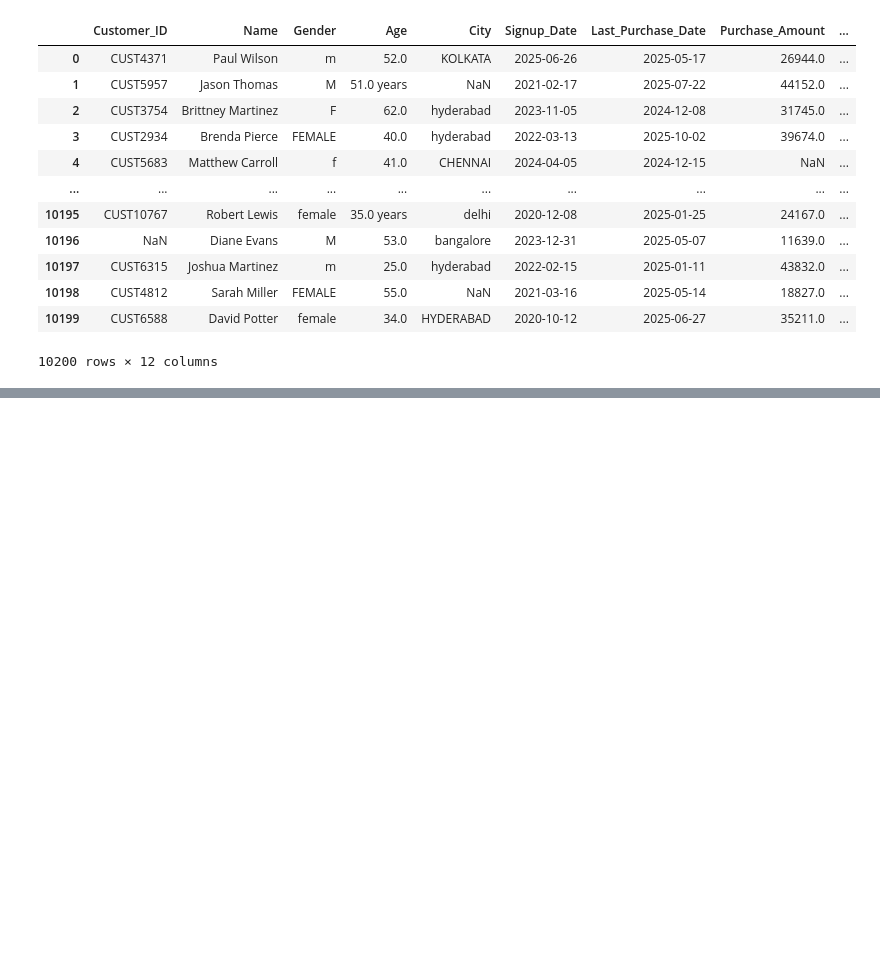
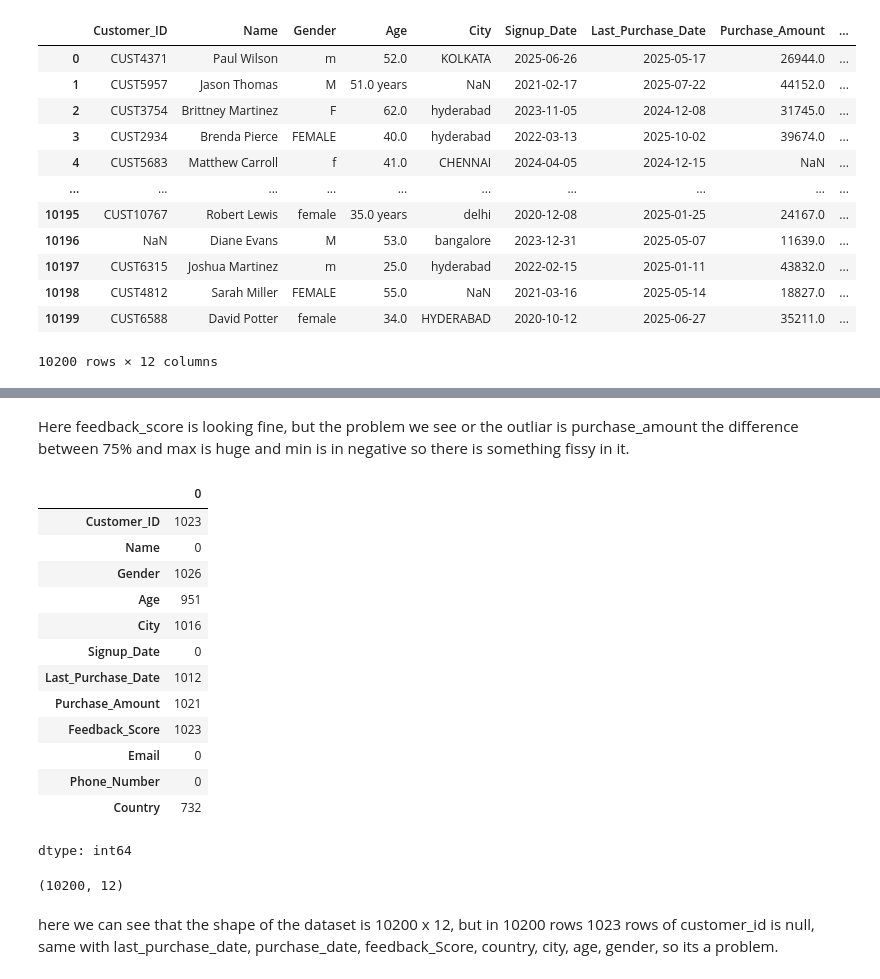
Before and after one commit to Devvrat12/Data-Wrangling-Quality-Engineering-for-Customer-Sales-Analytics, a Jupyter notebook: 1_Data_Cleaning.ipynb, the cells around one changed output, grey strips where cells are left out. Drawn from its saved outputs; the diff is of its cells as text; code cells hidden in the pictures; blank space fills up the shorter version.

```diff
--- a/1_Data_Cleaning.ipynb
+++ b/1_Data_Cleaning.ipynb
@@ -23,0 +60,25 @@ df
+# %% [markdown]
+Here feedback_score is looking fine, but the problem we see or the outliar is purchase_amount the difference between 75% and max is huge and min is in negative so there is something fissy in it.
+# %%
+df.isnull().sum()
+# %% [output]
+|  | 0 |
+| Customer_ID | 1023 |
+| Name | 0 |
+| Gender | 1026 |
+| Age | 951 |
+| City | 1016 |
+| Signup_Date | 0 |
+| Last_Purchase_Date | 1012 |
+| Purchase_Amount | 1021 |
+| Feedback_Score | 1023 |
+| Email | 0 |
+| Phone_Number | 0 |
+| Country | 732 |
+dtype: int64
+# %%
+df.shape
+# %% [output]
+(10200, 12)
+# %% [markdown]
+here we can see that the shape of the dataset is 10200 x 12, but in 10200 rows 1023 rows of customer_id is null, same with last_purchase_date, purchase_date, feedback_Score, country, city, age, gender, so its a problem.
```
Also changed, not shown: parts of 3 cells of this notebook.
